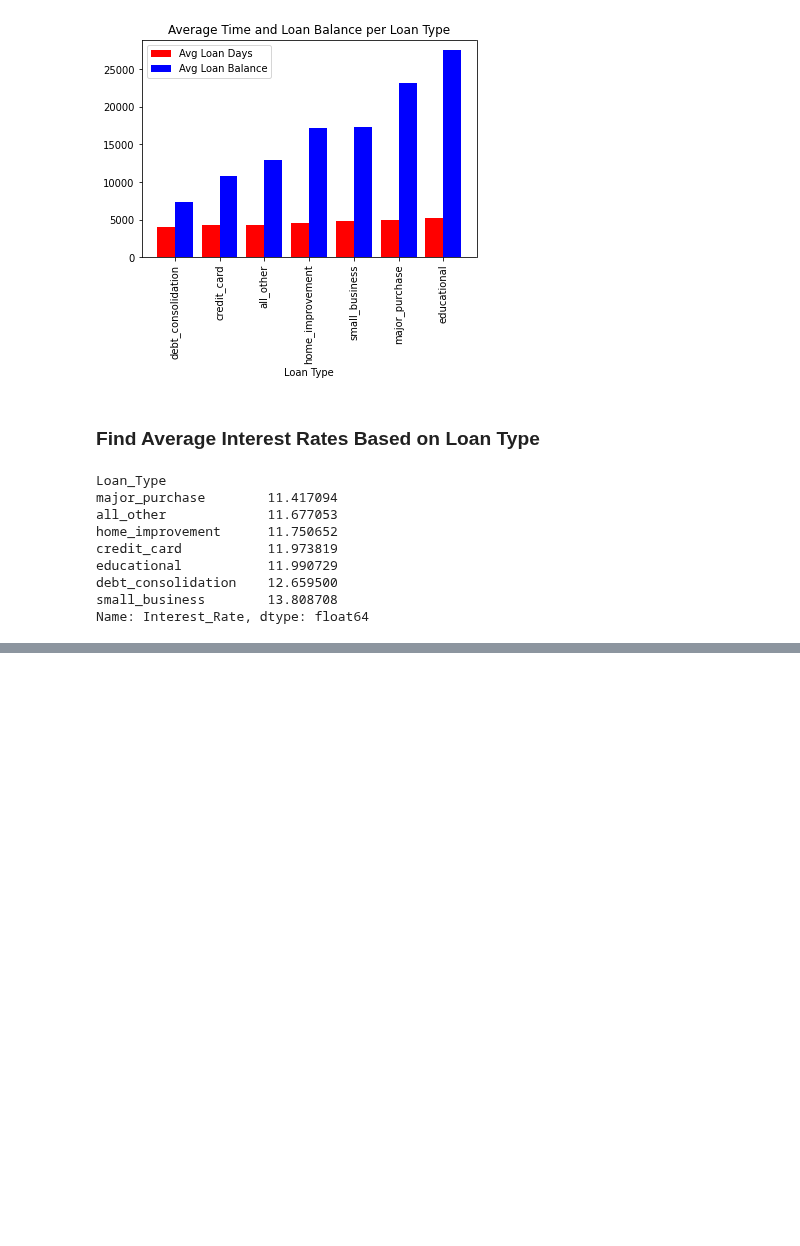
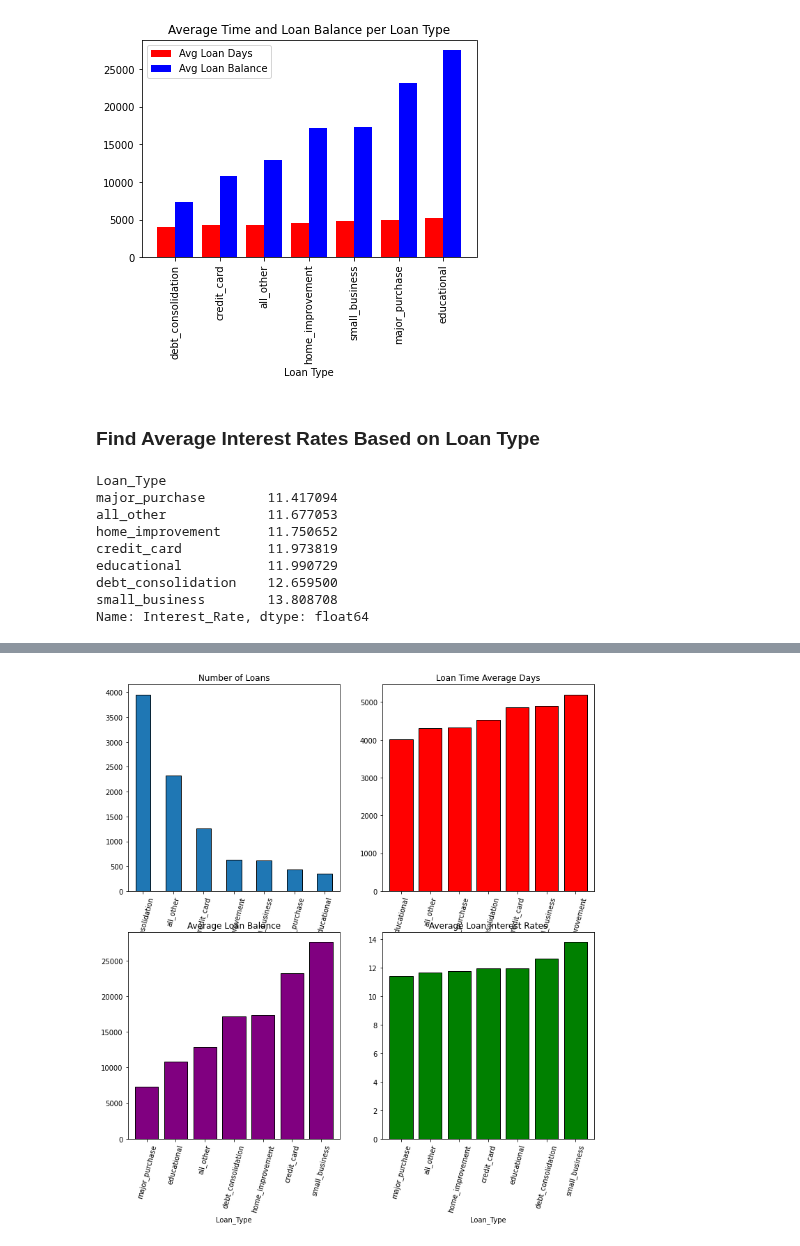
Before and after one commit to paulywog13/loan_data_analysis, a Jupyter notebook: Loan_Data_Analysis.ipynb, the cells around one changed output, grey strips where cells are left out. Cells and saved outputs as stored; diff of their text form; code cells hidden in the pictures; blank space fills up the shorter version.

```diff
--- a/Loan_Data_Analysis.ipynb
+++ b/Loan_Data_Analysis.ipynb
@@ -164,0 +176,18 @@ interest_rate_plot = loan_type_avg_int_rate.plot.barh(title = "Average Loan Inte
+# %%
+#plt.subplot(#tot num of rows, tot num of cols, plot number)
+plt.figure(figsize = (12,12))
+plt.subplot(2, 2, 1)
+numbers_plot= loan_numbers.plot.bar(title = "Number of Loans", edgecolor = 'black', rot = 75)
+plt.subplot(2, 2, 2)
+loan_days_plot = loan_type_avg_time.plot.bar(title = "Loan Time Average Days", width = 0.8, edgecolor = 'black',
+                                                     color = "r", rot = 75)
+plt.subplot(2, 2, 3)
+loan_balance_plot = loan_type_avg_balance.plot.bar(title = "Average Loan Balance", width = 0.8, edgecolor = 'black',
+                                                     color = "purple", rot = 75)
+plt.subplot(2, 2, 4)
+interest_rate_plot = loan_type_avg_int_rate.plot.bar(title = "Average Loan Interest Rates", width = 0.8, edgecolor = 'black',
+                                                     color = "g", rot = 75)
+
+plt.show()
+# %% [output]
+[figure, added]
```
Also changed, not shown: parts of 4 cells of this notebook.
